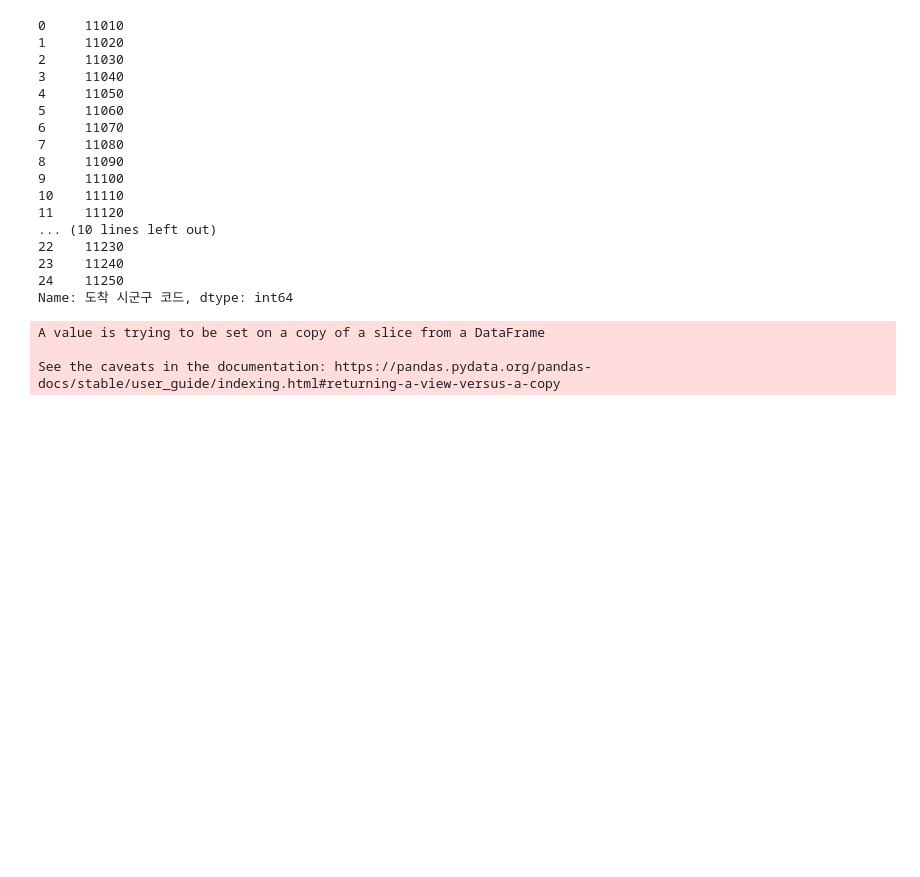
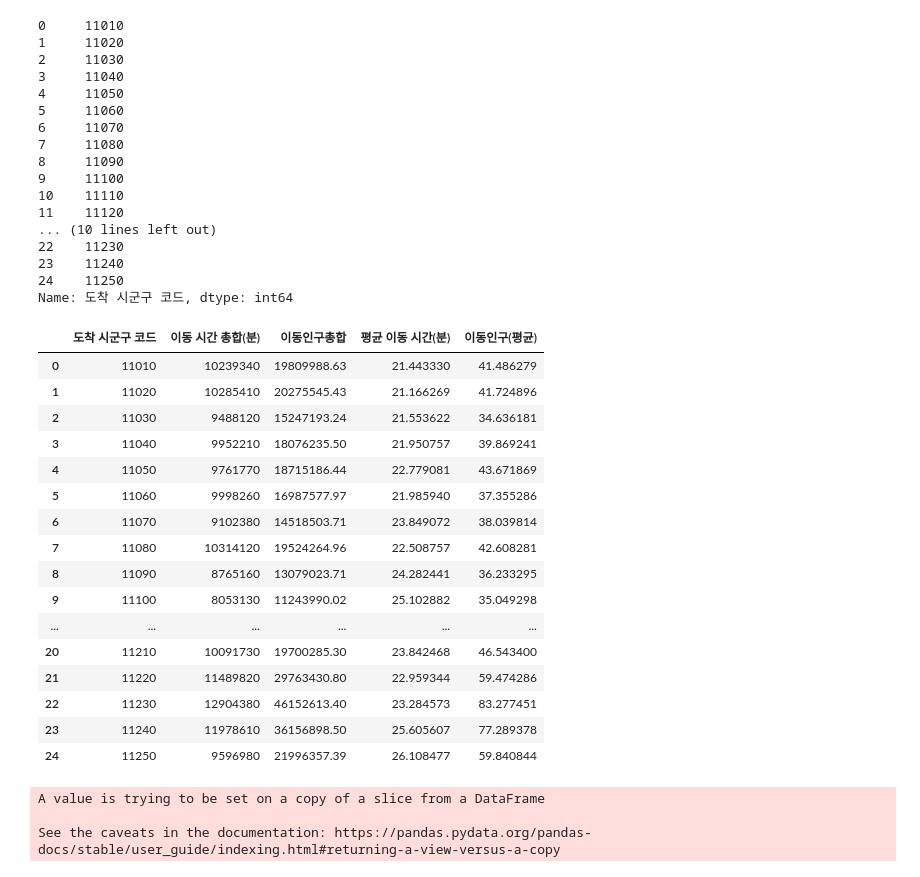
Before and after one commit to op-6160/AIVLE, a Jupyter notebook: 0213_MiniProject_1/1.5 데이터 불러오기 및 분석(EDA)_1차_데이터 분석.ipynb, the cells around one changed output. Drawn from its saved outputs; the diff is of its cells as text; code cells hidden in the pictures; blank space fills up the shorter version.

```diff
--- a/0213_MiniProject_1/1.5 데이터 불러오기 및 분석(EDA)_1차_데이터 분석.ipynb
+++ b/0213_MiniProject_1/1.5 데이터 불러오기 및 분석(EDA)_1차_데이터 분석.ipynb
@@ -64,6 +64,26 @@ mov['도착 시군구 코드']
 23    11240
 24    11250
 Name: 도착 시군구 코드, dtype: int64
+# %%
+mov
+# %% [output]
+|  | 도착 시군구 코드 | 이동 시간 총합(분) | 이동인구총합 | 평균 이동 시간(분) | 이동인구(평균) |
+| 0 | 11010 | 10239340 | 19809988.63 | 21.443330 | 41.486279 |
+| 1 | 11020 | 10285410 | 20275545.43 | 21.166269 | 41.724896 |
+| 2 | 11030 | 9488120 | 15247193.24 | 21.553622 | 34.636181 |
+| 3 | 11040 | 9952210 | 18076235.50 | 21.950757 | 39.869241 |
+| 4 | 11050 | 9761770 | 18715186.44 | 22.779081 | 43.671869 |
+| 5 | 11060 | 9998260 | 16987577.97 | 21.985940 | 37.355286 |
+| 6 | 11070 | 9102380 | 14518503.71 | 23.849072 | 38.039814 |
+| 7 | 11080 | 10314120 | 19524264.96 | 22.508757 | 42.608281 |
+| 8 | 11090 | 8765160 | 13079023.71 | 24.282441 | 36.233295 |
+| 9 | 11100 | 8053130 | 11243990.02 | 25.102882 | 35.049298 |
+| ... | ... | ... | ... | ... | ... |
+| 20 | 11210 | 10091730 | 19700285.30 | 23.842468 | 46.543400 |
+| 21 | 11220 | 11489820 | 29763430.80 | 22.959344 | 59.474286 |
+| 22 | 11230 | 12904380 | 46152613.40 | 23.284573 | 83.277451 |
+| 23 | 11240 | 11978610 | 36156898.50 | 25.605607 | 77.289378 |
+| 24 | 11250 | 9596980 | 21996357.39 | 26.108477 | 59.840844 |
 # %%
 for i, v in enumerate(mov['도착 시군구 코드']):
     mov['도착 시군구 코드'][i] = l2[i]
```
Also changed, not shown: parts of 1 cell of this notebook, 1 other file.
